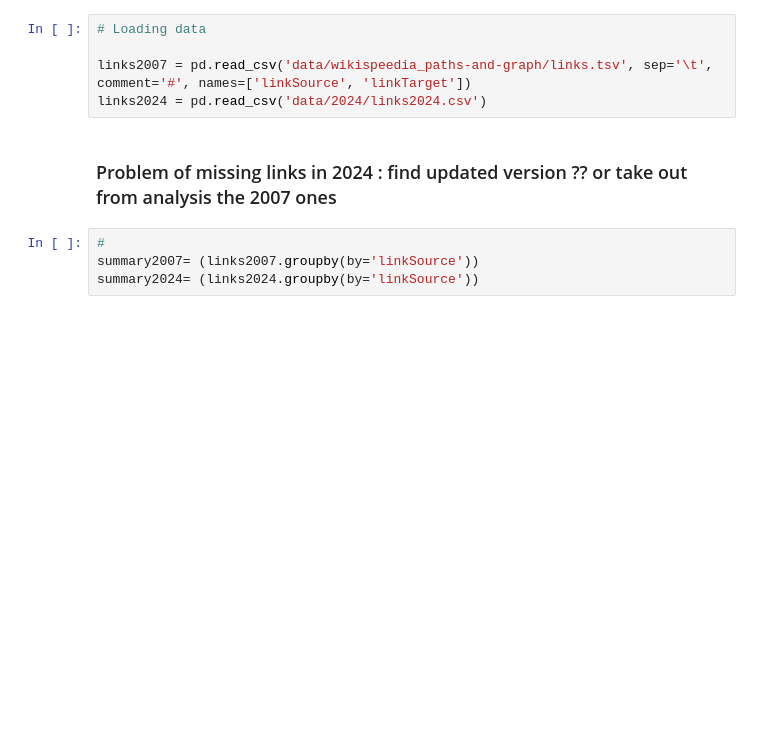
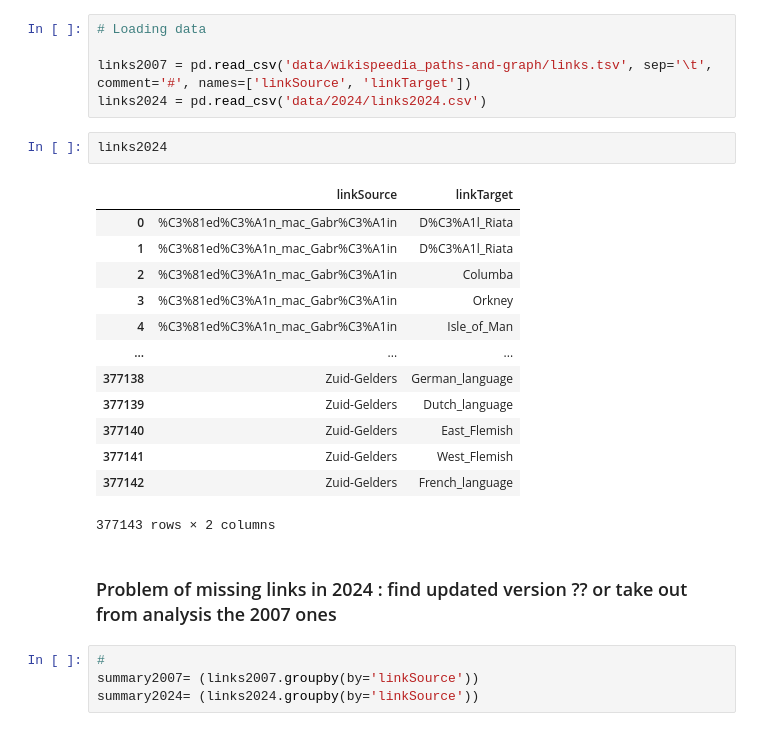
Before and after one commit to epfl-ada/ada-2024-project-outlier-1, a Jupyter notebook: Wikipedia_comparison.ipynb, the cells around one changed output. Saved outputs shown, nothing was run; the diff lists cells and outputs as text; blank space fills up the shorter version.

```diff
--- a/Wikipedia_comparison.ipynb
+++ b/Wikipedia_comparison.ipynb
@@ -23,6 +63,22 @@ import matplotlib.pyplot as plt
 
 links2007 = pd.read_csv('data/wikispeedia_paths-and-graph/links.tsv', sep='\t', comment='#', names=['linkSource', 'linkTarget'])
 links2024 = pd.read_csv('data/2024/links2024.csv')
+# %%
+links2024
+# %% [output]
+|  | linkSource | linkTarget |
+| 0 | %C3%81ed%C3%A1n_mac_Gabr%C3%A1in | D%C3%A1l_Riata |
+| 1 | %C3%81ed%C3%A1n_mac_Gabr%C3%A1in | D%C3%A1l_Riata |
+| 2 | %C3%81ed%C3%A1n_mac_Gabr%C3%A1in | Columba |
+| 3 | %C3%81ed%C3%A1n_mac_Gabr%C3%A1in | Orkney |
+| 4 | %C3%81ed%C3%A1n_mac_Gabr%C3%A1in | Isle_of_Man |
+| ... | ... | ... |
+| 377138 | Zuid-Gelders | German_language |
+| 377139 | Zuid-Gelders | Dutch_language |
+| 377140 | Zuid-Gelders | East_Flemish |
+| 377141 | Zuid-Gelders | West_Flemish |
+| 377142 | Zuid-Gelders | French_language |
+377143 rows × 2 columns
 # %% [markdown]
 ### Problem of missing links in 2024 : find updated version ?? or take out from analysis the 2007 ones
 # %%
```
Also changed, not shown: parts of 11 cells of this notebook.
